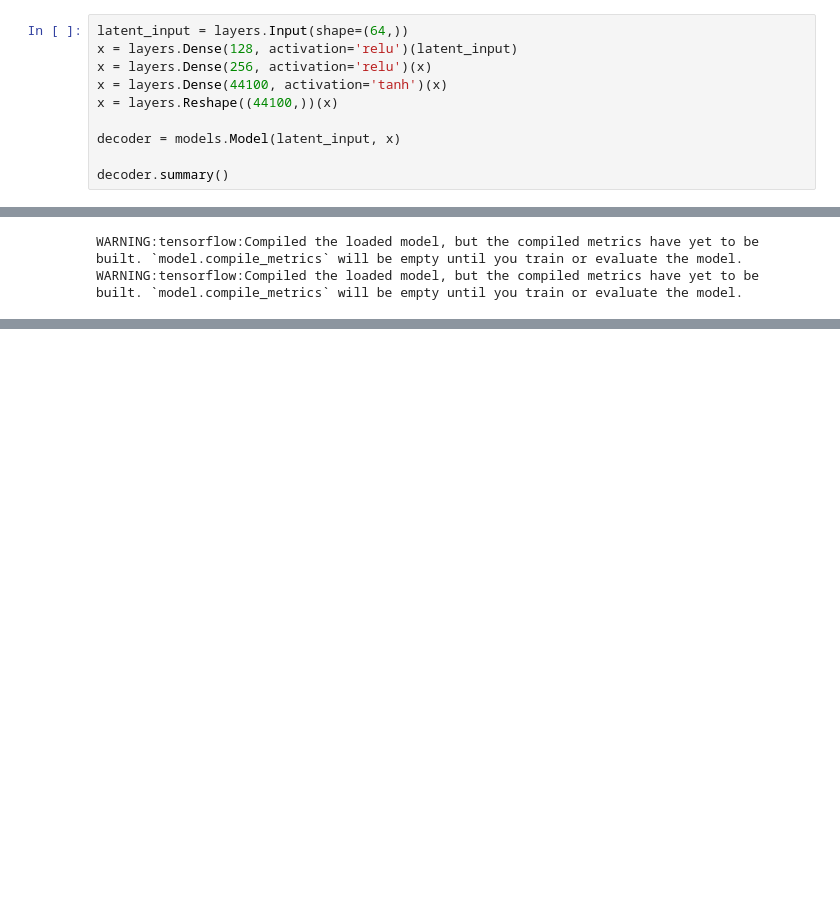
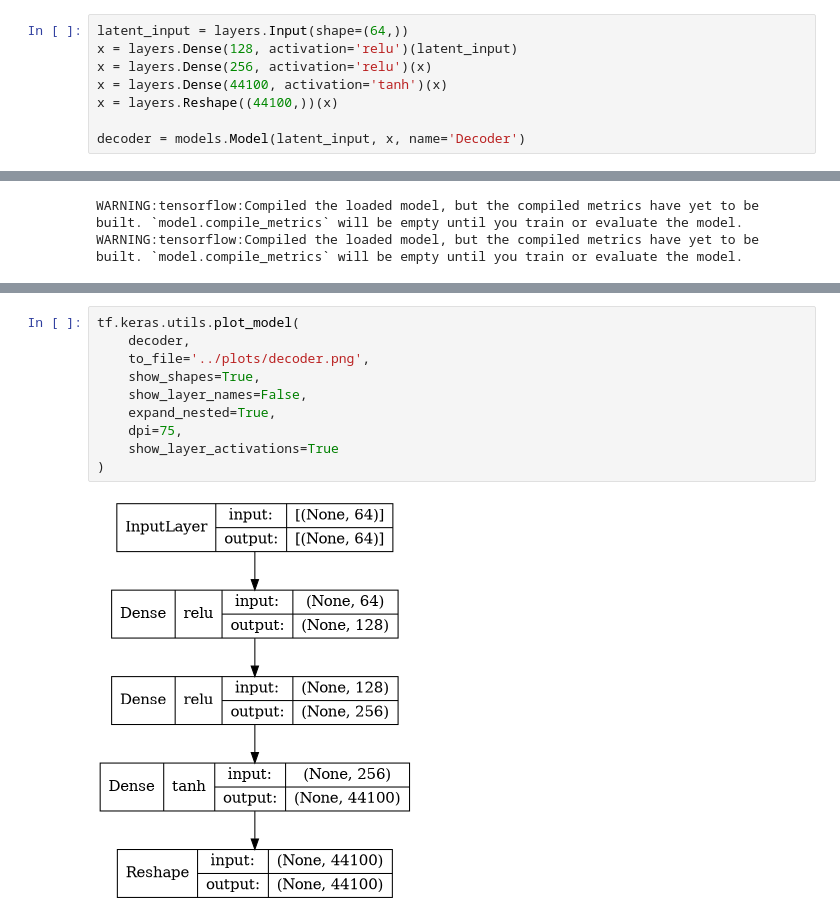
Before and after one commit to vivekvjyn/geosynth, a Jupyter notebook: notebooks/auto-encoder.ipynb, the cells around one changed output, grey strips where cells are left out. Saved outputs shown, nothing was run; the diff lists cells and outputs as text; blank space fills up the shorter version.

```diff
--- a/notebooks/auto-encoder.ipynb
+++ b/notebooks/auto-encoder.ipynb
@@ -104,6 +48,4 @@ x = layers.Dense(256, activation='relu')(x)
 x = layers.Dense(44100, activation='tanh')(x)
 x = layers.Reshape((44100,))(x)
 
-decoder = models.Model(latent_input, x)
-
-decoder.summary()
+decoder = models.Model(latent_input, x, name='Decoder')
@@ -248,0 +156,12 @@ np.save('../models/latents.npy', latents)
+# %%
+tf.keras.utils.plot_model(
+    decoder,
+    to_file='../plots/decoder.png',
+    show_shapes=True,
+    show_layer_names=False,
+    expand_nested=True,
+    dpi=75,
+    show_layer_activations=True
+)
+# %% [output]
+[figure, added]
```
Also changed, not shown: parts of 23 cells of this notebook, 17 other files.
